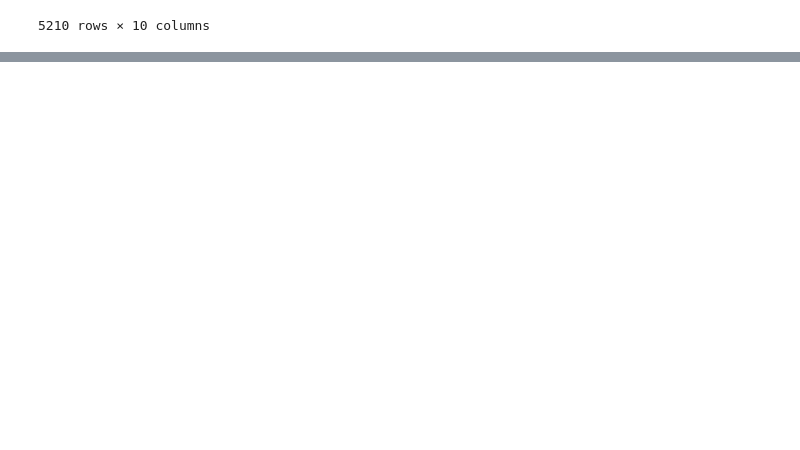
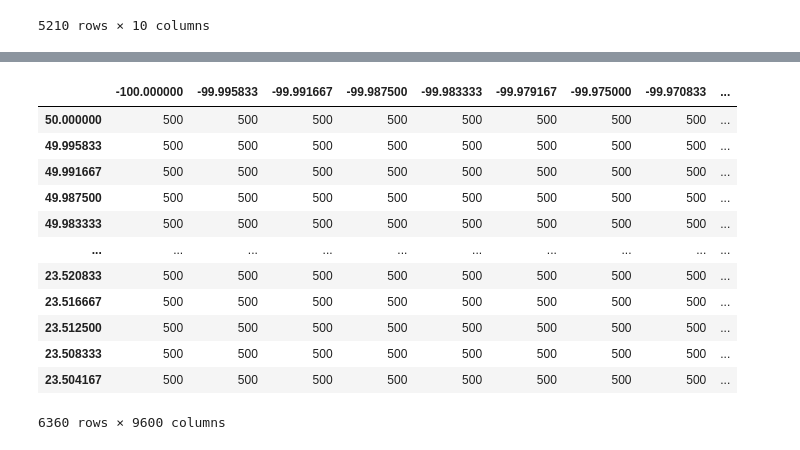
Before and after one commit to WillySwain/Fishwrecks, a Jupyter notebook: vessels_cleaning.ipynb, the cells around one changed output, grey strips where cells are left out. Saved outputs shown, nothing was run; the diff lists cells and outputs as text; code cells hidden in the pictures; blank space fills up the shorter version.

```diff
--- a/vessels_cleaning.ipynb
+++ b/vessels_cleaning.ipynb
@@ -73,0 +74,29 @@ axes= dirty.plot.scatter(x='LONDEC',y='LATDEC',vmin=0,vmax=6,s=500,figsize=(12,8
+# %%
+# ncols        9600
+# nrows        6360
+# xllcorner    -100.000000000000
+# yllcorner    23.500000000000
+# cellsize     0.004166666667
+# NODATA_value -32767
+cols = [-100 + i*0.004166666667 for i in range(9600)]
+cols.insert(0, 'throwaway')
+rows = [50 - i*0.004166666667 for i in range(6360)]
+depth_df = pd.read_csv("./GEBCO_06_Nov_2022_e0f252343eb4/gebco_2022_n50.0_s23.5_w-100.0_e-60.0.asc", delimiter=" ", names=cols)
+depth_df.index = rows
+depth_df = depth_df.drop(columns="throwaway")
+depth_df[depth_df > 0] = 500
+depth_df
+# %% [output]
+|  | -100.000000 | -99.995833 | -99.991667 | -99.987500 | -99.983333 | -99.979167 | -99.975000 | -99.970833 | ... |
+| 50.000000 | 500 | 500 | 500 | 500 | 500 | 500 | 500 | 500 | ... |
+| 49.995833 | 500 | 500 | 500 | 500 | 500 | 500 | 500 | 500 | ... |
+| 49.991667 | 500 | 500 | 500 | 500 | 500 | 500 | 500 | 500 | ... |
+| 49.987500 | 500 | 500 | 500 | 500 | 500 | 500 | 500 | 500 | ... |
+| 49.983333 | 500 | 500 | 500 | 500 | 500 | 500 | 500 | 500 | ... |
+| ... | ... | ... | ... | ... | ... | ... | ... | ... | ... |
+| 23.520833 | 500 | 500 | 500 | 500 | 500 | 500 | 500 | 500 | ... |
+| 23.516667 | 500 | 500 | 500 | 500 | 500 | 500 | 500 | 500 | ... |
+| 23.512500 | 500 | 500 | 500 | 500 | 500 | 500 | 500 | 500 | ... |
+| 23.508333 | 500 | 500 | 500 | 500 | 500 | 500 | 500 | 500 | ... |
+| 23.504167 | 500 | 500 | 500 | 500 | 500 | 500 | 500 | 500 | ... |
+6360 rows × 9600 columns
```
Also changed, not shown: parts of 2 cells of this notebook, 3 other files.
